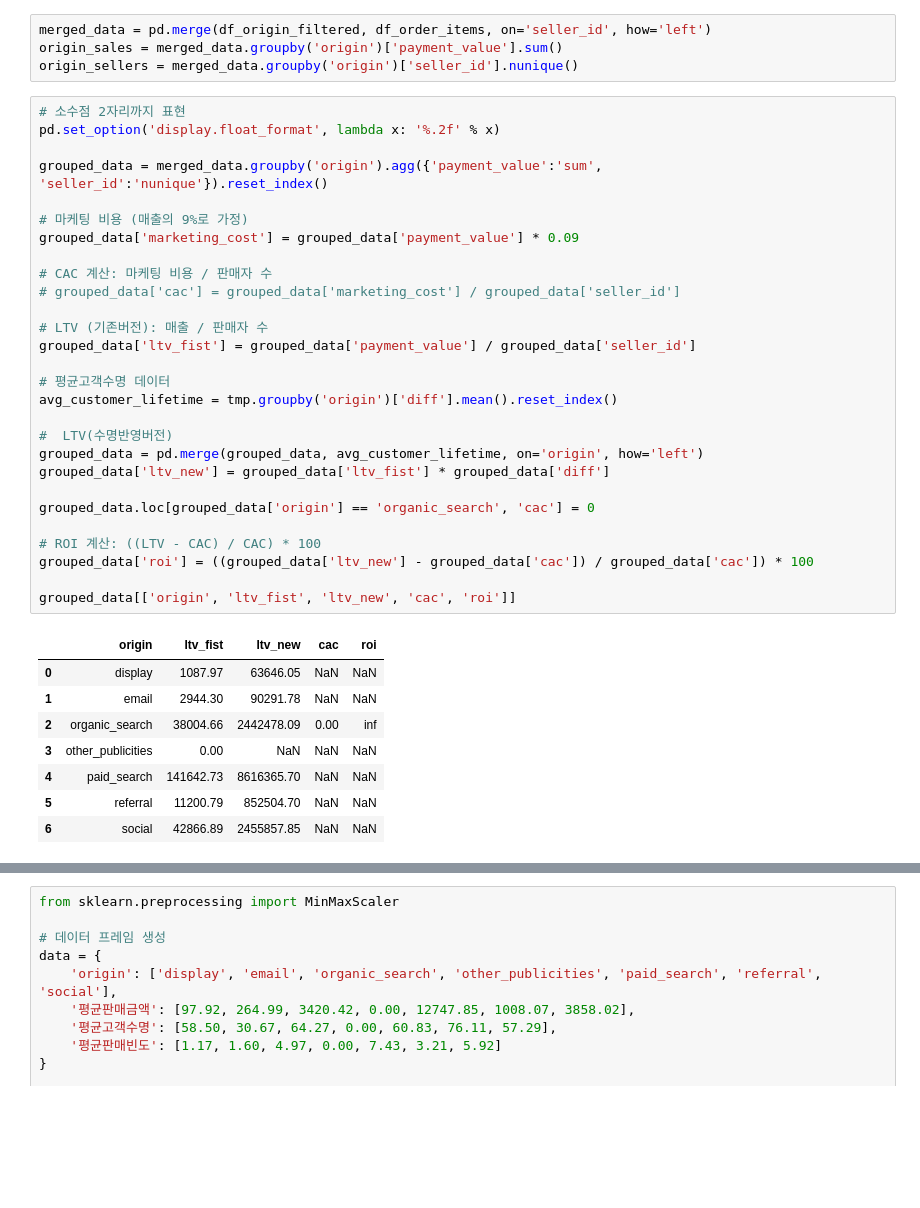
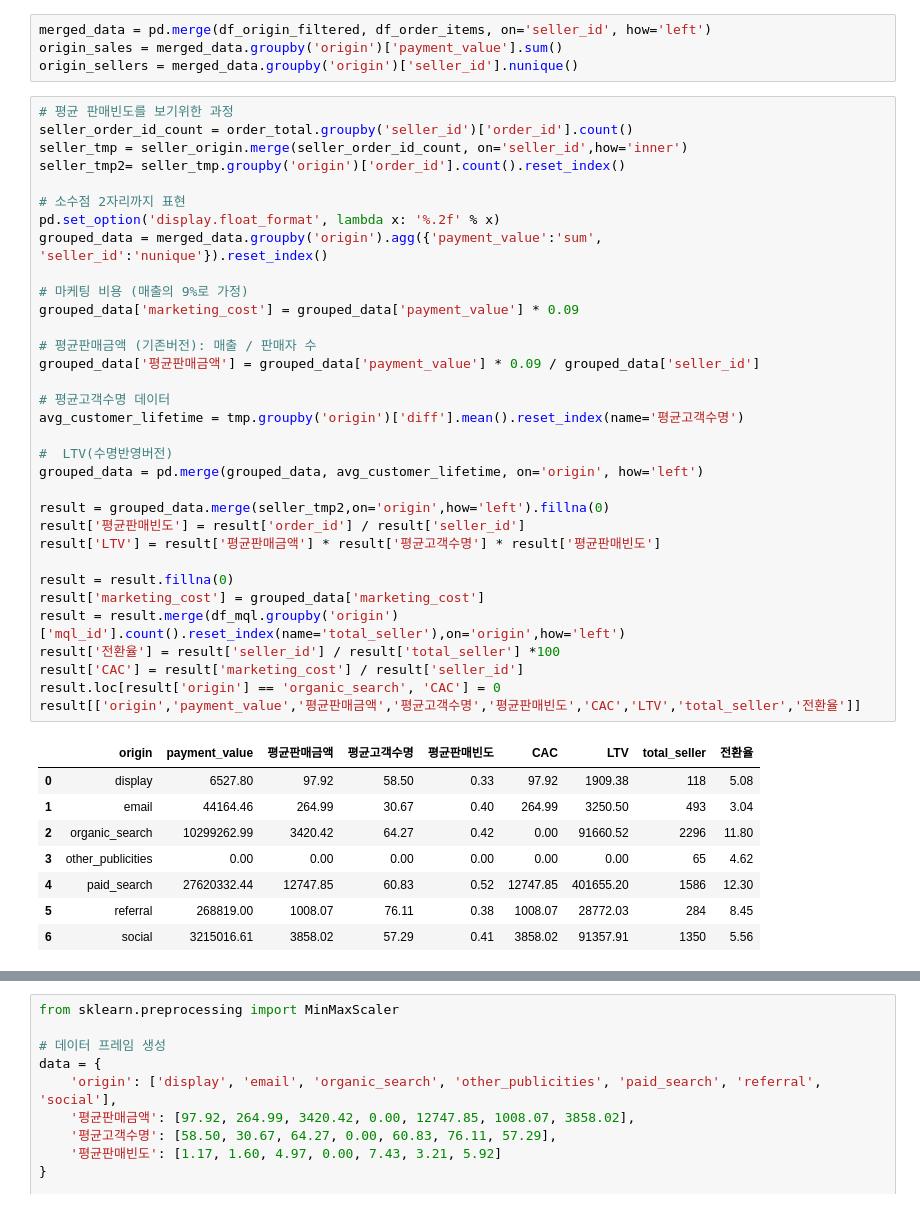
Before and after one commit to DEAProject4/PROJECT, a Jupyter notebook: mql_deals_final.ipynb, the cells around one changed output, grey strips where cells are left out. Drawn from its saved outputs; the diff is of its cells as text; blank space fills up the shorter version.

```diff
--- a/mql_deals_final.ipynb
+++ b/mql_deals_final.ipynb
@@ -167,39 +167,44 @@ merged_data = pd.merge(df_origin_filtered, df_order_items, on='seller_id', how='
 origin_sales = merged_data.groupby('origin')['payment_value'].sum()
 origin_sellers = merged_data.groupby('origin')['seller_id'].nunique()
 # %%
+# 평균 판매빈도를 보기위한 과정
+seller_order_id_count = order_total.groupby('seller_id')['order_id'].count()
+seller_tmp = seller_origin.merge(seller_order_id_count, on='seller_id',how='inner')
+seller_tmp2= seller_tmp.groupby('origin')['order_id'].count().reset_index()
+
 # 소수점 2자리까지 표현
 pd.set_option('display.float_format', lambda x: '%.2f' % x)
-
 grouped_data = merged_data.groupby('origin').agg({'payment_value':'sum', 'seller_id':'nunique'}).reset_index()
 
 # 마케팅 비용 (매출의 9%로 가정)
 grouped_data['marketing_cost'] = grouped_data['payment_value'] * 0.09
 
-# CAC 계산: 마케팅 비용 / 판매자 수
-# grouped_data['cac'] = grouped_data['marketing_cost'] / grouped_data['seller_id']
-
-# LTV (기존버전): 매출 / 판매자 수
-grouped_data['ltv_fist'] = grouped_data['payment_value'] / grouped_data['seller_id']
+# 평균판매금액 (기존버전): 매출 / 판매자 수
+grouped_data['평균판매금액'] = grouped_data['payment_value'] * 0.09 / grouped_data['seller_id']
 
 # 평균고객수명 데이터
-avg_customer_lifetime = tmp.groupby('origin')['diff'].mean().reset_index()
+avg_customer_lifetime = tmp.groupby('origin')['diff'].mean().reset_index(name='평균고객수명')
 
 #  LTV(수명반영버전)
 grouped_data = pd.merge(grouped_data, avg_customer_lifetime, on='origin', how='left')
-grouped_data['ltv_new'] = grouped_data['ltv_fist'] * grouped_data['diff']
 
-grouped_data.loc[grouped_data['origin'] == 'organic_search', 'cac'] = 0
+result = grouped_data.merge(seller_tmp2,on='origin',how='left').fillna(0)
+result['평균판매빈도'] = result['order_id'] / result['seller_id']
+result['LTV'] = result['평균판매금액'] * result['평균고객수명'] * result['평균판매빈도']
 
-# ROI 계산: ((LTV - CAC) / CAC) * 100
-grouped_data['roi'] = ((grouped_data['ltv_new'] - grouped_data['cac']) / grouped_data['cac']) * 100
-
-grouped_data[['origin', 'ltv_fist', 'ltv_new', 'cac', 'roi']]
+result = result.fillna(0)
+result['marketing_cost'] = grouped_data['marketing_cost']
+result = result.merge(df_mql.groupby('origin')['mql_id'].count().reset_index(name='total_seller'),on='origin',how='left')
+result['전환율'] = result['seller_id'] / result['total_seller'] *100
+result['CAC'] = result['marketing_cost'] / result['seller_id']
+result.loc[result['origin'] == 'organic_search', 'CAC'] = 0
+result[['origin','payment_value','평균판매금액','평균고객수명','평균판매빈도','CAC','LTV','total_seller','전환율']]
 # %% [output]
-|  | origin | ltv_fist | ltv_new | cac | roi |
-| 0 | display | 1087.97 | 63646.05 | NaN | NaN |
-| 1 | email | 2944.30 | 90291.78 | NaN | NaN |
-| 2 | organic_search | 38004.66 | 2442478.09 | 0.00 | inf |
-| 3 | other_publicities | 0.00 | NaN | NaN | NaN |
-| 4 | paid_search | 141642.73 | 8616365.70 | NaN | NaN |
-| 5 | referral | 11200.79 | 852504.70 | NaN | NaN |
-| 6 | social | 42866.89 | 2455857.85 | NaN | NaN |
+|  | origin | payment_value | 평균판매금액 | 평균고객수명 | 평균판매빈도 | CAC | LTV | total_seller | 전환율 |
+| 0 | display | 6527.80 | 97.92 | 58.50 | 0.33 | 97.92 | 1909.38 | 118 | 5.08 |
+| 1 | email | 44164.46 | 264.99 | 30.67 | 0.40 | 264.99 | 3250.50 | 493 | 3.04 |
+| 2 | organic_search | 10299262.99 | 3420.42 | 64.27 | 0.42 | 0.00 | 91660.52 | 2296 | 11.80 |
+| 3 | other_publicities | 0.00 | 0.00 | 0.00 | 0.00 | 0.00 | 0.00 | 65 | 4.62 |
+| 4 | paid_search | 27620332.44 | 12747.85 | 60.83 | 0.52 | 12747.85 | 401655.20 | 1586 | 12.30 |
+| 5 | referral | 268819.00 | 1008.07 | 76.11 | 0.38 | 1008.07 | 28772.03 | 284 | 8.45 |
+| 6 | social | 3215016.61 | 3858.02 | 57.29 | 0.41 | 3858.02 | 91357.91 | 1350 | 5.56 |
```
Also changed, not shown: parts of 12 cells of this notebook.
